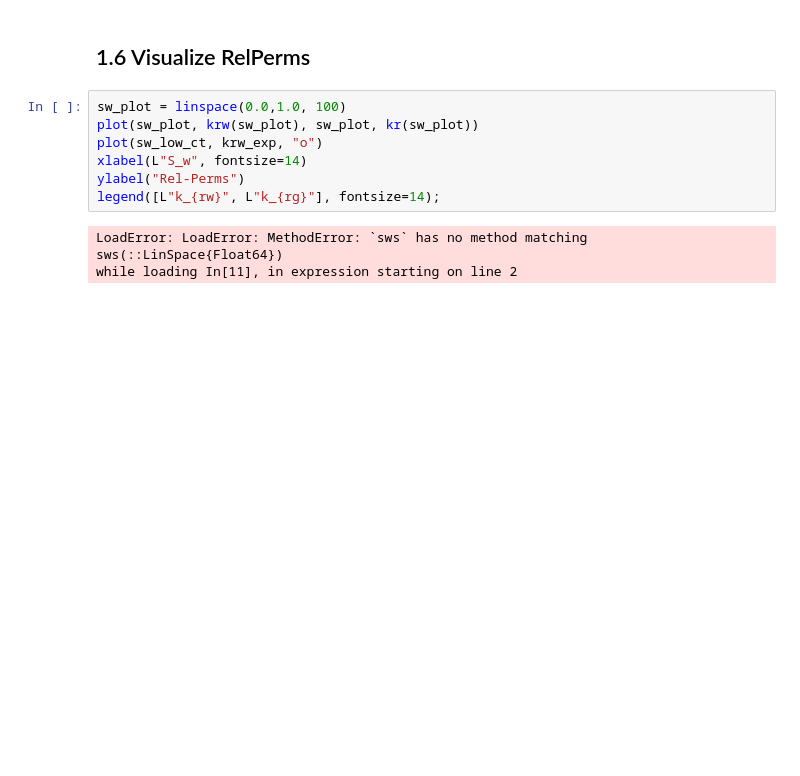
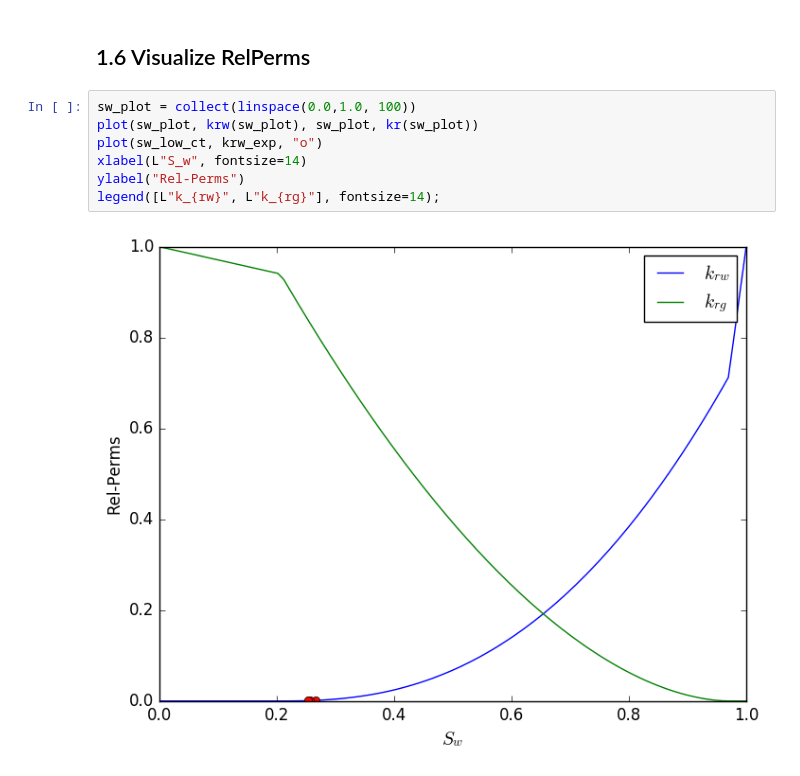
Before and after one commit to simulkade/foamparameters, a Jupyter notebook: Calculations/liquid_relperm.ipynb, the cells around one changed output. Drawn from its saved outputs; the diff is of its cells as text; blank space fills up the shorter version.

```diff
--- a/Calculations/liquid_relperm.ipynb
+++ b/Calculations/liquid_relperm.ipynb
@@ -131,12 +125,11 @@ krw(sw)=((sw.<=1-sgr).*krw0.*sws(sw).^nw+(sw.>1-sgr).*
 # %% [markdown]
 ## 1.6 Visualize RelPerms
 # %%
-sw_plot = linspace(0.0,1.0, 100)
+sw_plot = collect(linspace(0.0,1.0, 100))
 plot(sw_plot, krw(sw_plot), sw_plot, kr(sw_plot))
 plot(sw_low_ct, krw_exp, "o")
 xlabel(L"S_w", fontsize=14)
 ylabel("Rel-Perms")
 legend([L"k_{rw}", L"k_{rg}"], fontsize=14);
 # %% [output]
-LoadError: LoadError: MethodError: `sws` has no method matching sws(::LinSpace{Float64})
-while loading In[11], in expression starting on line 2
+[figure, added]
```
Also changed, not shown: parts of 4 cells of this notebook, 20 other files.
